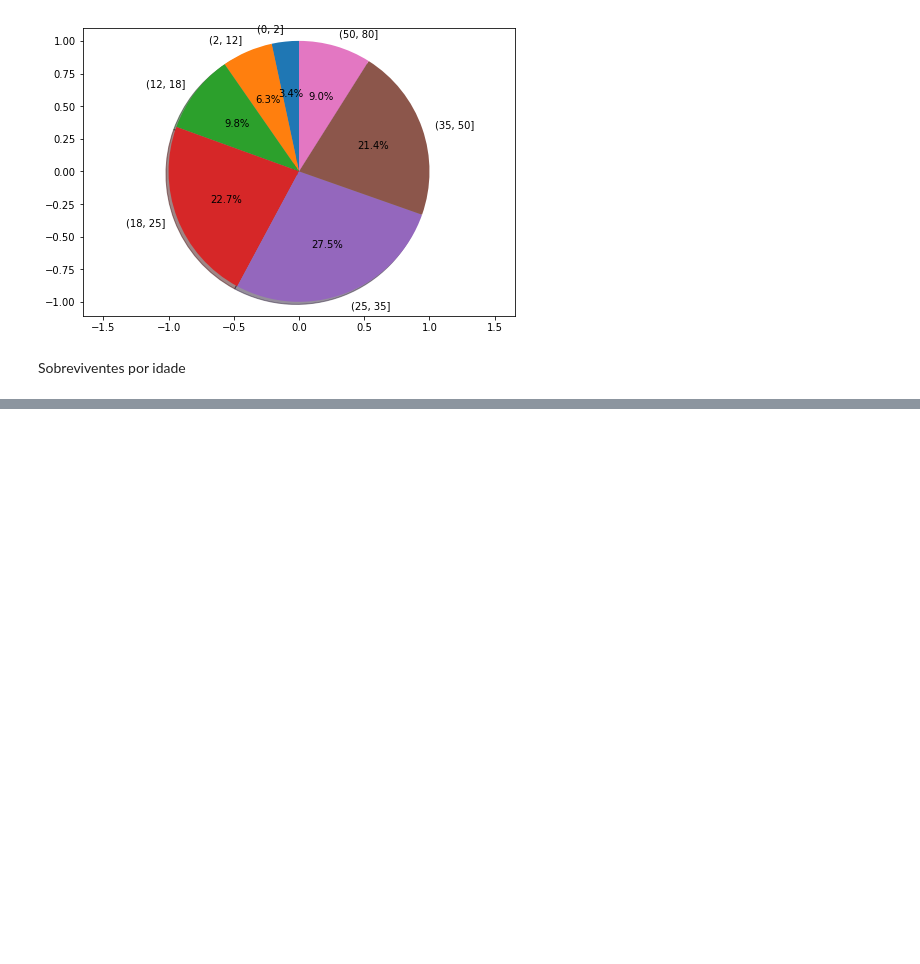
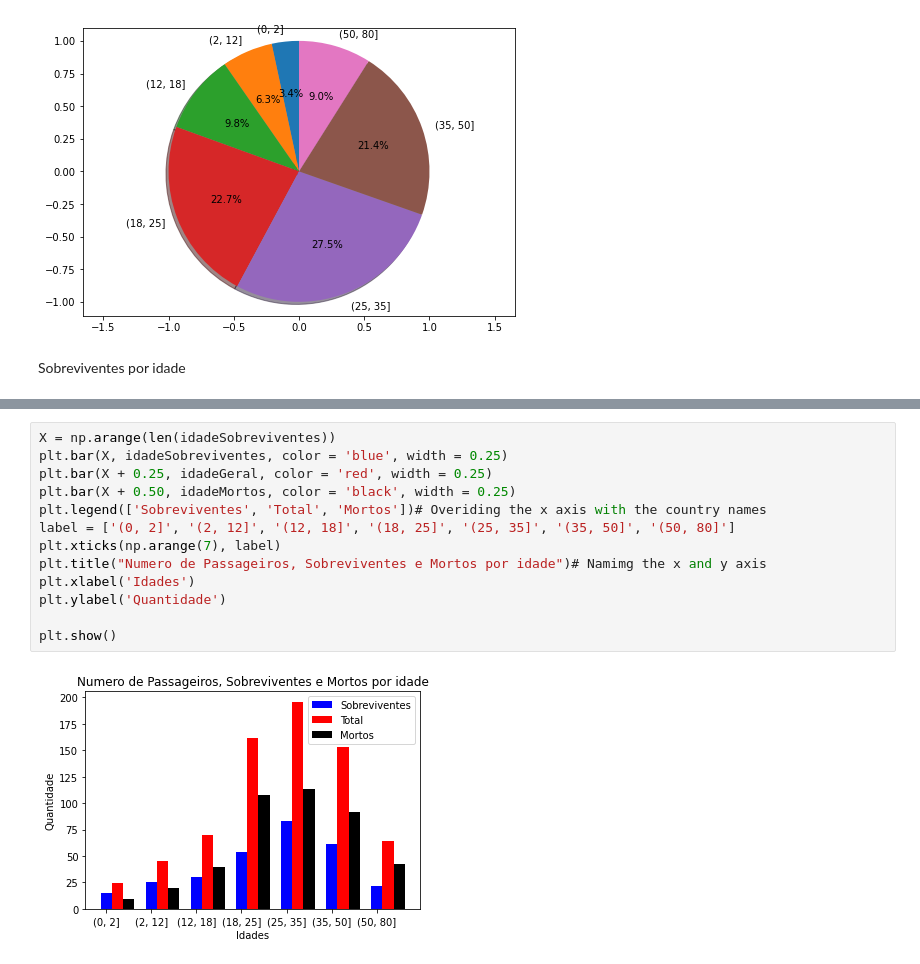
Before and after one commit to willsoares/Unifal_AED, a Jupyter notebook: titanic-aed.ipynb, the cells around one changed output, grey strips where cells are left out. Cells and saved outputs as stored; diff of their text form; blank space fills up the shorter version.

```diff
--- a/titanic-aed.ipynb
+++ b/titanic-aed.ipynb
@@ -320,0 +200,15 @@ submission.to_csv('titanic_submission.csv', header = True, index = False)
+# %%
+X = np.arange(len(idadeSobreviventes))
+plt.bar(X, idadeSobreviventes, color = 'blue', width = 0.25)
+plt.bar(X + 0.25, idadeGeral, color = 'red', width = 0.25)
+plt.bar(X + 0.50, idadeMortos, color = 'black', width = 0.25)
+plt.legend(['Sobreviventes', 'Total', 'Mortos'])# Overiding the x axis with the country names
+label = ['(0, 2]', '(2, 12]', '(12, 18]', '(18, 25]', '(25, 35]', '(35, 50]', '(50, 80]']
+plt.xticks(np.arange(7), label)
+plt.title("Numero de Passageiros, Sobreviventes e Mortos por idade")# Namimg the x and y axis
+plt.xlabel('Idades')
+plt.ylabel('Quantidade')
+
+plt.show()
+# %% [output]
+[figure, added]
```
Also changed, not shown: parts of 61 cells of this notebook.
